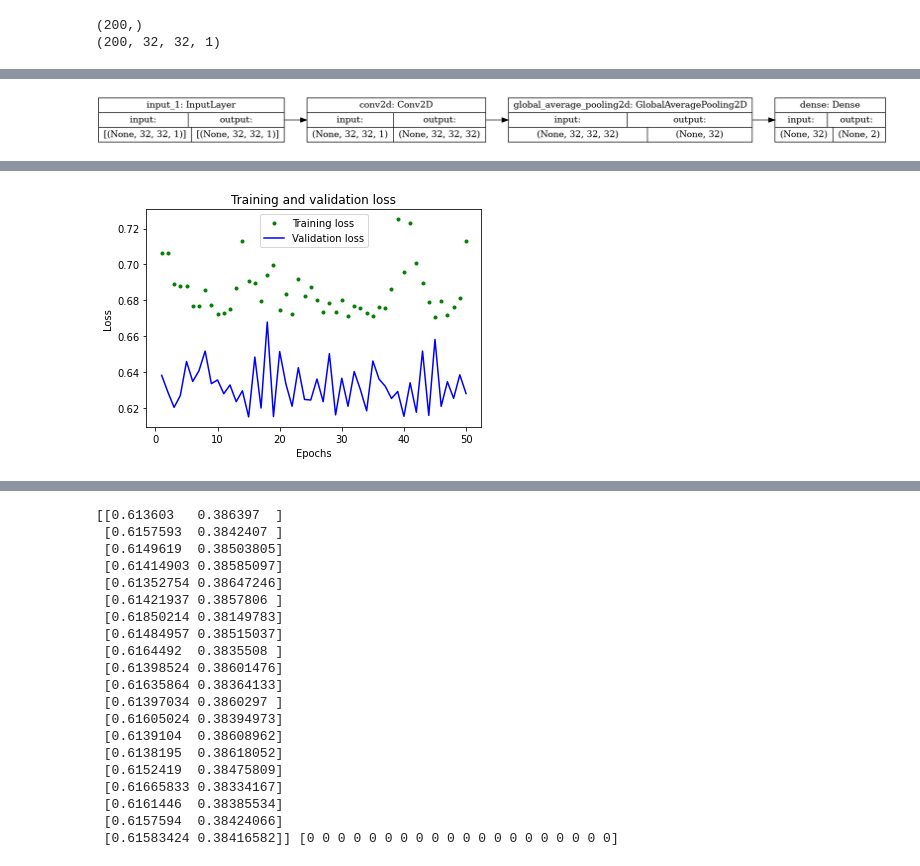
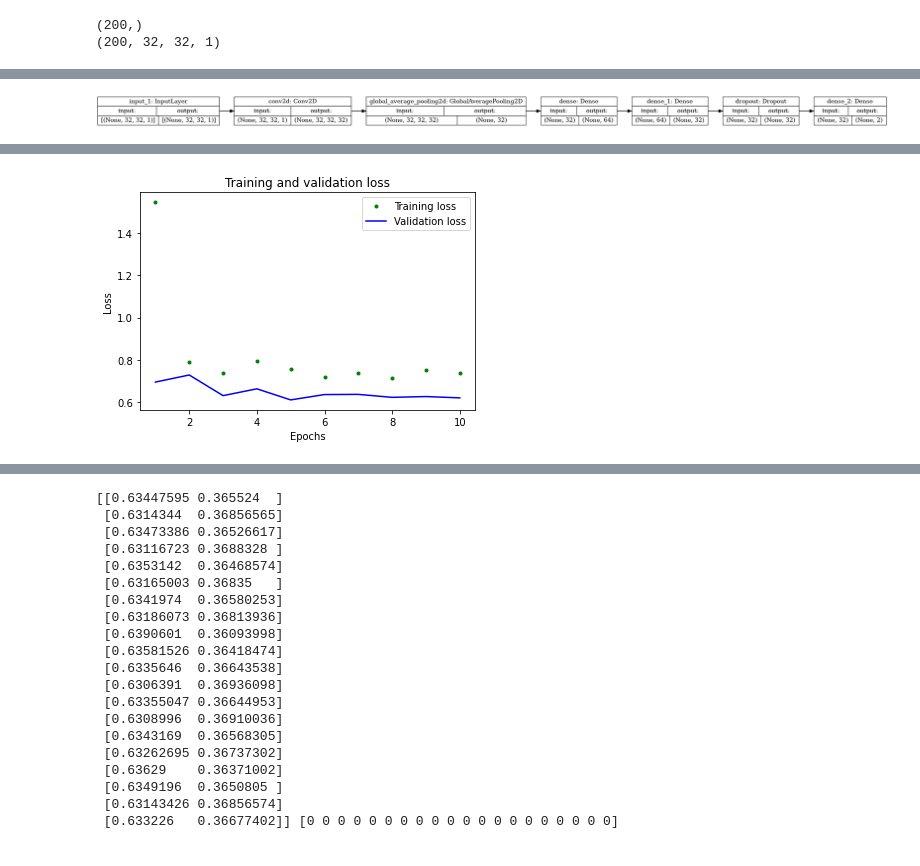
Before and after one commit to Avic3nna/EdgeML_thermalcamera, a Jupyter notebook: cnn/step3-modelling-simpleCnn-binary.ipynb, the cells around one changed output, grey strips where cells are left out. Cells and saved outputs as stored; diff of their text form; code cells hidden in the pictures.

```diff
--- a/cnn/step3-modelling-simpleCnn-binary.ipynb
+++ b/cnn/step3-modelling-simpleCnn-binary.ipynb
@@ -54,6 +54,9 @@ def fire_module(squeeze, expand):
 x = tf.keras.layers.Input(shape=[*IMAGE_SIZE,1]) # input is 32x32 pixels RGB
 y = tf.keras.layers.Conv2D(kernel_size=3, filters=32, padding='same', use_bias=True, activation='relu')(x)
 y = tf.keras.layers.GlobalAveragePooling2D()(y)
+y = tf.keras.layers.Dense(64)(y)
+y = tf.keras.layers.Dense(32)(y)
+y = tf.keras.layers.Dropout(0.2)(y)
 y = tf.keras.layers.Dense(2, activation='softmax')(y)
 
 model = tf.keras.Model(x, y)
@@ -90,11 +94,11 @@ To enable them in other operations, rebuild TensorFlow with the appropriate comp
 %matplotlib inline
 tf.keras.utils.plot_model(model, show_shapes=True, rankdir="LR")
 # %% [output]
-[figure, old version]
+[figure, new version]
 # %%
 # Fit the model
-EPOCHS = 50
-BATCH_SIZE = 16
+EPOCHS = 10
+BATCH_SIZE = 4
 history = model.fit(X_train, y_train, epochs=EPOCHS, batch_size=BATCH_SIZE, validation_data=(X_val, y_val))
 
 train_loss = history.history['loss']
@@ -136 +144 @@ Epoch 50/50
-[figure, old version]
+[figure, new version]
@@ -150,23 +158,23 @@ classes = np.argmax(pred, axis = 1)
 
 print(pred, classes)
 # %% [output]
-[[0.613603   0.386397  ]
- [0.6157593  0.3842407 ]
- [0.6149619  0.38503805]
- [0.61414903 0.38585097]
- [0.61352754 0.38647246]
- [0.61421937 0.3857806 ]
- [0.61850214 0.38149783]
- [0.61484957 0.38515037]
- [0.6164492  0.3835508 ]
- [0.61398524 0.38601476]
- [0.61635864 0.38364133]
- [0.61397034 0.3860297 ]
- [0.61605024 0.38394973]
- [0.6139104  0.38608962]
- [0.6138195  0.38618052]
- [0.6152419  0.38475809]
- [0.61665833 0.38334167]
- [0.6161446  0.38385534]
- [0.6157594  0.38424066]
- [0.61583424 0.38416582]] [0 0 0 0 0 0 0 0 0 0 0 0 0 0 0 0 0 0 0 0]
+[[0.63447595 0.365524  ]
+ [0.6314344  0.36856565]
+ [0.63473386 0.36526617]
+ [0.63116723 0.3688328 ]
+ [0.6353142  0.36468574]
+ [0.63165003 0.36835   ]
+ [0.6341974  0.36580253]
+ [0.63186073 0.36813936]
+ [0.6390601  0.36093998]
+ [0.63581526 0.36418474]
+ [0.6335646  0.36643538]
+ [0.6306391  0.36936098]
+ [0.63355047 0.36644953]
+ [0.6308996  0.36910036]
+ [0.6343169  0.36568305]
+ [0.63262695 0.36737302]
+ [0.63629    0.36371002]
+ [0.6349196  0.3650805 ]
+ [0.63143426 0.36856574]
+ [0.633226   0.36677402]] [0 0 0 0 0 0 0 0 0 0 0 0 0 0 0 0 0 0 0 0]
```
Also changed, not shown: parts of 4 cells of this notebook, 3 other files.
